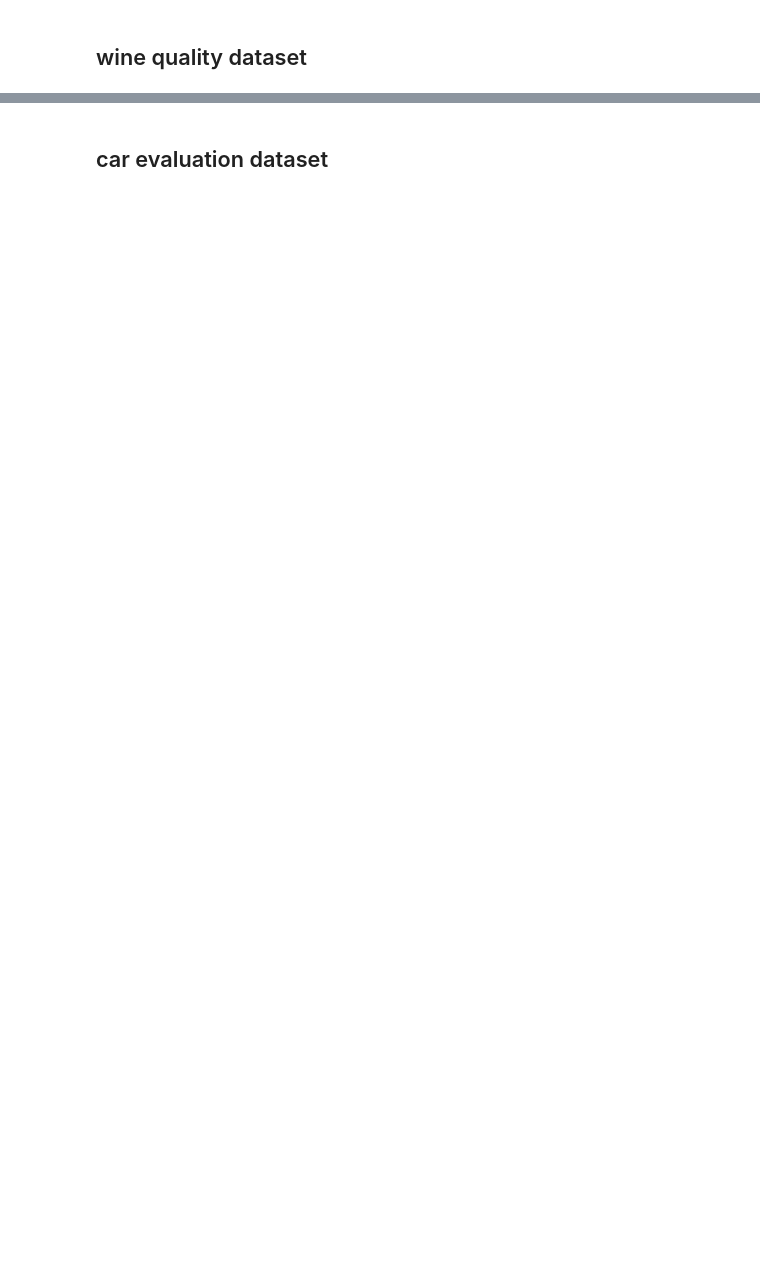
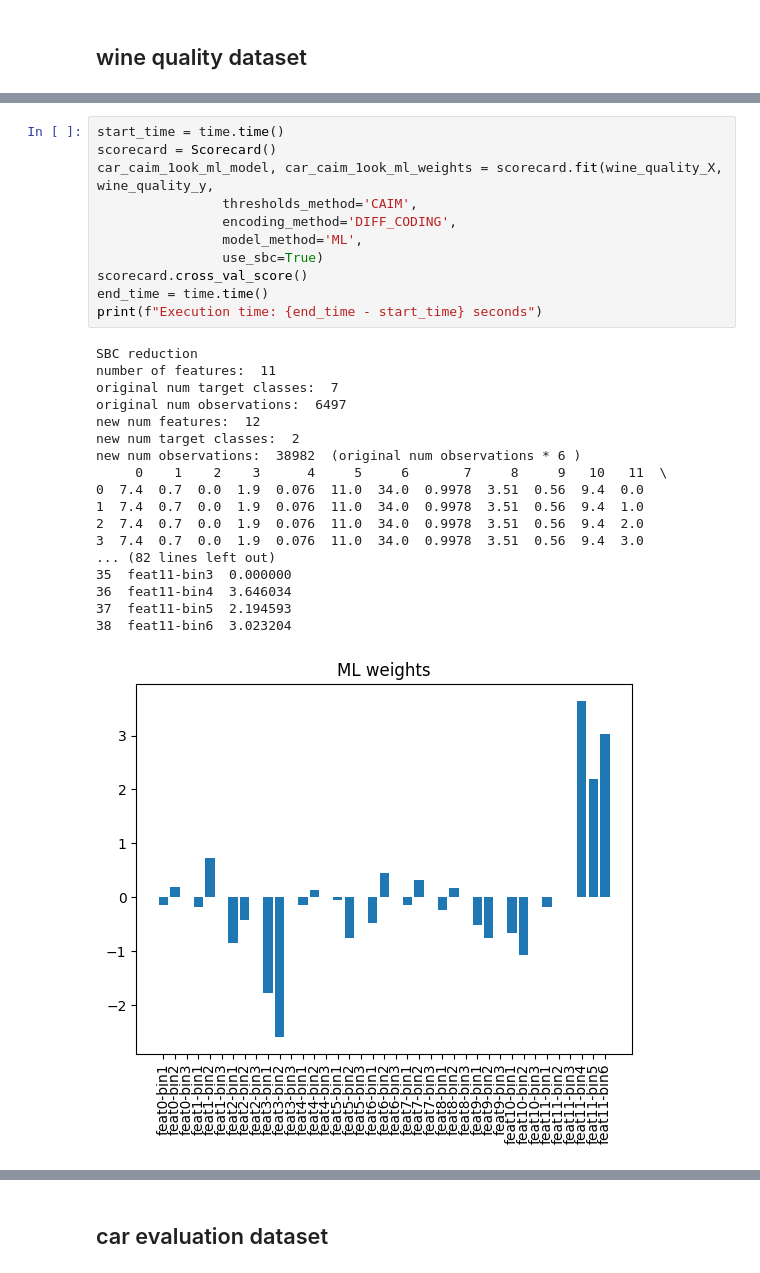
Before and after one commit to mafits/opt-ordinal-scorecards, a Jupyter notebook: test_ordinal.ipynb, the cells around one changed output, grey strips where cells are left out. Drawn from its saved outputs; the diff is of its cells as text; blank space fills up the shorter version.

```diff
--- a/test_ordinal.ipynb
+++ b/test_ordinal.ipynb
@@ -168,0 +400,30 @@ print(f"Execution time: {end_time - start_time} seconds")
+# %%
+start_time = time.time()
+scorecard = Scorecard()
+car_caim_1ook_ml_model, car_caim_1ook_ml_weights = scorecard.fit(wine_quality_X, wine_quality_y,
+                thresholds_method='CAIM',
+                encoding_method='DIFF_CODING',
+                model_method='ML',
+                use_sbc=True)
+scorecard.cross_val_score()
+end_time = time.time()
+print(f"Execution time: {end_time - start_time} seconds")
+# %% [output]
+SBC reduction
+number of features:  11
+original num target classes:  7
+original num observations:  6497
+new num features:  12
+new num target classes:  2
+new num observations:  38982  (original num observations * 6 )
+     0    1    2    3      4     5     6       7     8     9   10   11  \
+0  7.4  0.7  0.0  1.9  0.076  11.0  34.0  0.9978  3.51  0.56  9.4  0.0
+1  7.4  0.7  0.0  1.9  0.076  11.0  34.0  0.9978  3.51  0.56  9.4  1.0
+2  7.4  0.7  0.0  1.9  0.076  11.0  34.0  0.9978  3.51  0.56  9.4  2.0
+3  7.4  0.7  0.0  1.9  0.076  11.0  34.0  0.9978  3.51  0.56  9.4  3.0
+... (82 lines left out)
+35  feat11-bin3  0.000000
+36  feat11-bin4  3.646034
+37  feat11-bin5  2.194593
+38  feat11-bin6  3.023204
+[figure, added]
```
Also changed, not shown: parts of 29 cells of this notebook, 2 other files.
